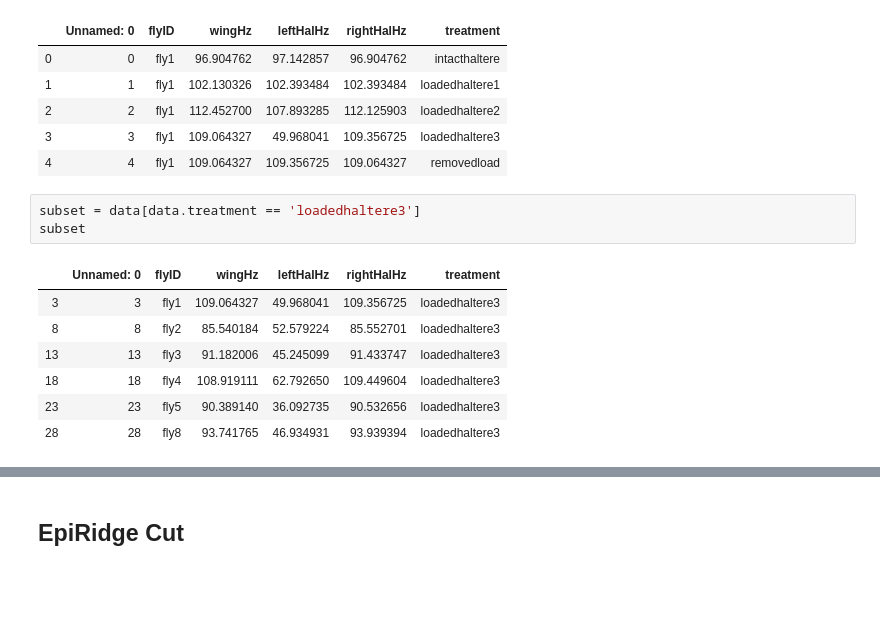
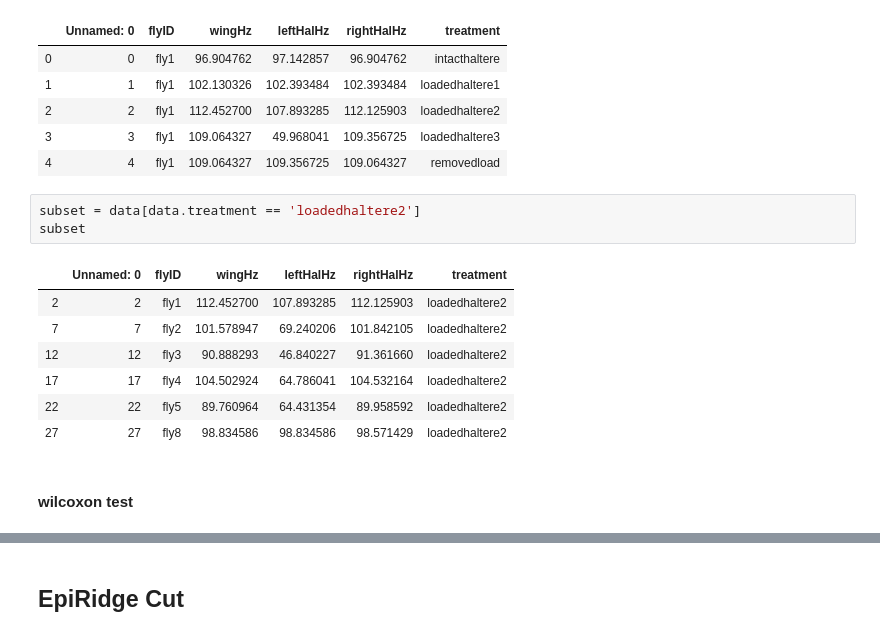
Before and after one commit to TanviDeora/Coupled_dual_oscillators_DeoraSaneSane, a Jupyter notebook: SummaryStats.ipynb, the cells around one changed output, grey strips where cells are left out. Drawn from its saved outputs; the diff is of its cells as text; blank space fills up the shorter version.

```diff
--- a/SummaryStats.ipynb
+++ b/SummaryStats.ipynb
@@ -122,14 +140,16 @@ data.head()
 | 3 | 3 | fly1 | 109.064327 | 49.968041 | 109.356725 | loadedhaltere3 |
 | 4 | 4 | fly1 | 109.064327 | 109.356725 | 109.064327 | removedload |
 # %%
-subset = data[data.treatment == 'loadedhaltere3']
+subset = data[data.treatment == 'loadedhaltere2']
 subset
 # %% [output]
 |  | Unnamed: 0 | flyID | wingHz | leftHalHz | rightHalHz | treatment |
-| 3 | 3 | fly1 | 109.064327 | 49.968041 | 109.356725 | loadedhaltere3 |
-| 8 | 8 | fly2 | 85.540184 | 52.579224 | 85.552701 | loadedhaltere3 |
-| 13 | 13 | fly3 | 91.182006 | 45.245099 | 91.433747 | loadedhaltere3 |
-| 18 | 18 | fly4 | 108.919111 | 62.792650 | 109.449604 | loadedhaltere3 |
-| 23 | 23 | fly5 | 90.389140 | 36.092735 | 90.532656 | loadedhaltere3 |
-| 28 | 28 | fly8 | 93.741765 | 46.934931 | 93.939394 | loadedhaltere3 |
+| 2 | 2 | fly1 | 112.452700 | 107.893285 | 112.125903 | loadedhaltere2 |
+| 7 | 7 | fly2 | 101.578947 | 69.240206 | 101.842105 | loadedhaltere2 |
+| 12 | 12 | fly3 | 90.888293 | 46.840227 | 91.361660 | loadedhaltere2 |
+| 17 | 17 | fly4 | 104.502924 | 64.786041 | 104.532164 | loadedhaltere2 |
+| 22 | 22 | fly5 | 89.760964 | 64.431354 | 89.958592 | loadedhaltere2 |
+| 27 | 27 | fly8 | 98.834586 | 98.834586 | 98.571429 | loadedhaltere2 |
+# %% [markdown]
+#### wilcoxon test
 # %%
```
Also changed, not shown: parts of 18 cells of this notebook, 27 other files.
